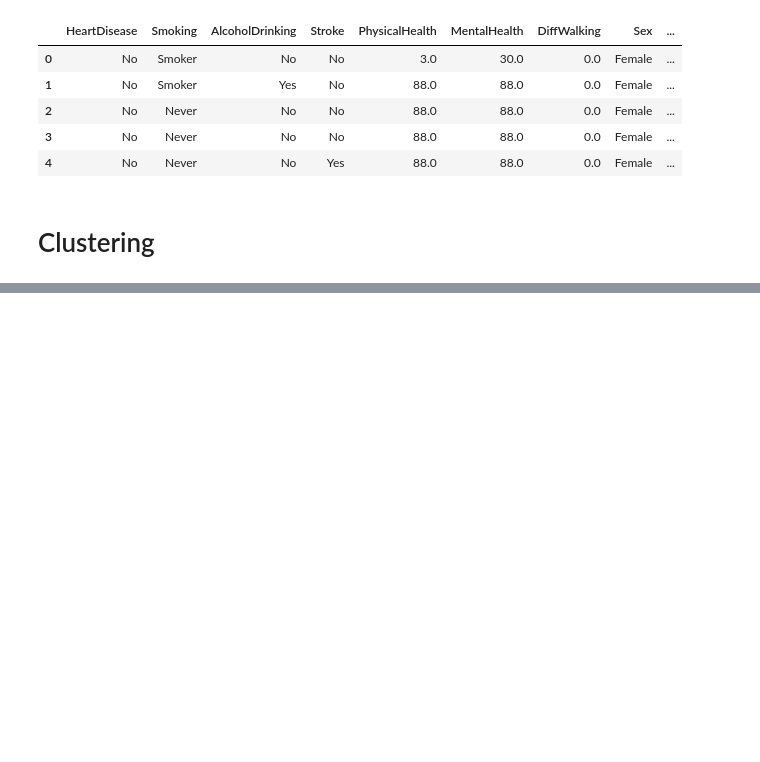
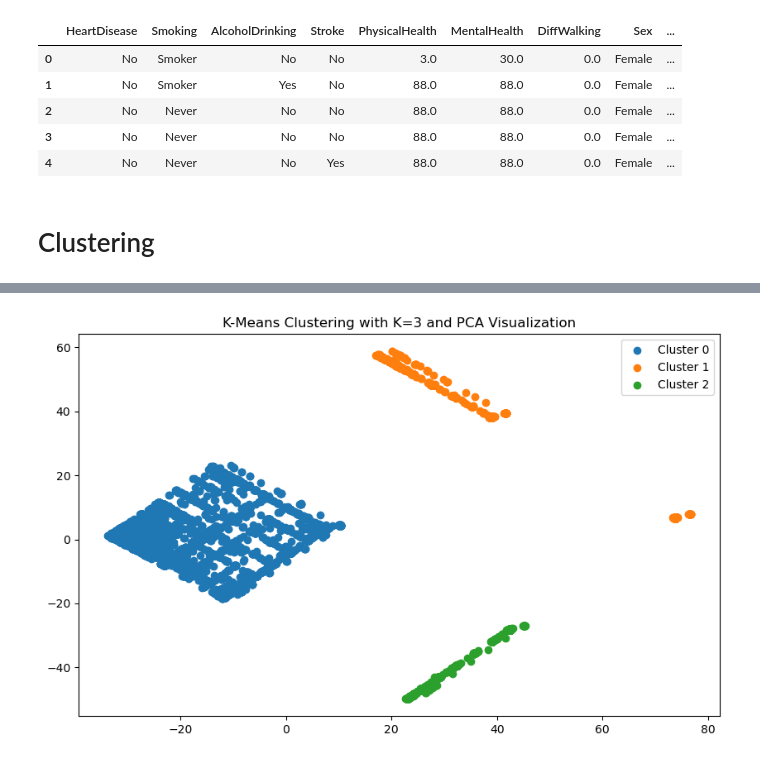
Before and after one commit to yahyamomtaz/Heart-Attack-Project, a Jupyter notebook: heart-attack-complete-project.ipynb, the cells around one changed output, grey strips where cells are left out. Saved outputs shown, nothing was run; the diff lists cells and outputs as text; code cells hidden in the pictures; blank space fills up the shorter version.

```diff
--- a/heart-attack-complete-project.ipynb
+++ b/heart-attack-complete-project.ipynb
@@ -794,0 +809,3 @@ df['clus'] = clusters
+# %%
+kmeans = KMeans(n_clusters=3, init='k-means++', random_state=42)
+cluster_labels = kmeans.fit_predict(features_data)
@@ -794,0 +820,19 @@ df['clus'] = clusters
+# %%
+# Perform PCA for visualization (you can adjust the number of components)
+pca = PCA(n_components=2)
+principal_components = pca.fit_transform(features_data)
+principal_df = pd.DataFrame(data=principal_components, columns=['PC1', 'PC2'])
+# %%
+# Add cluster labels to the PCA results
+principal_df['cluster'] = cluster_labels
+# %%
+plt.figure(figsize=(10, 6))
+for cluster in range(3):
+    cluster_data = principal_df[principal_df['cluster'] == cluster]
+    plt.scatter(cluster_data['PC1'], cluster_data['PC2'], label=f'Cluster {cluster}')
+
+plt.title('K-Means Clustering with K=3 and PCA Visualization')
+plt.legend()
+plt.show()
+# %% [output]
+[figure, added]
```
Also changed, not shown: parts of 61 cells of this notebook, 4 other files.
